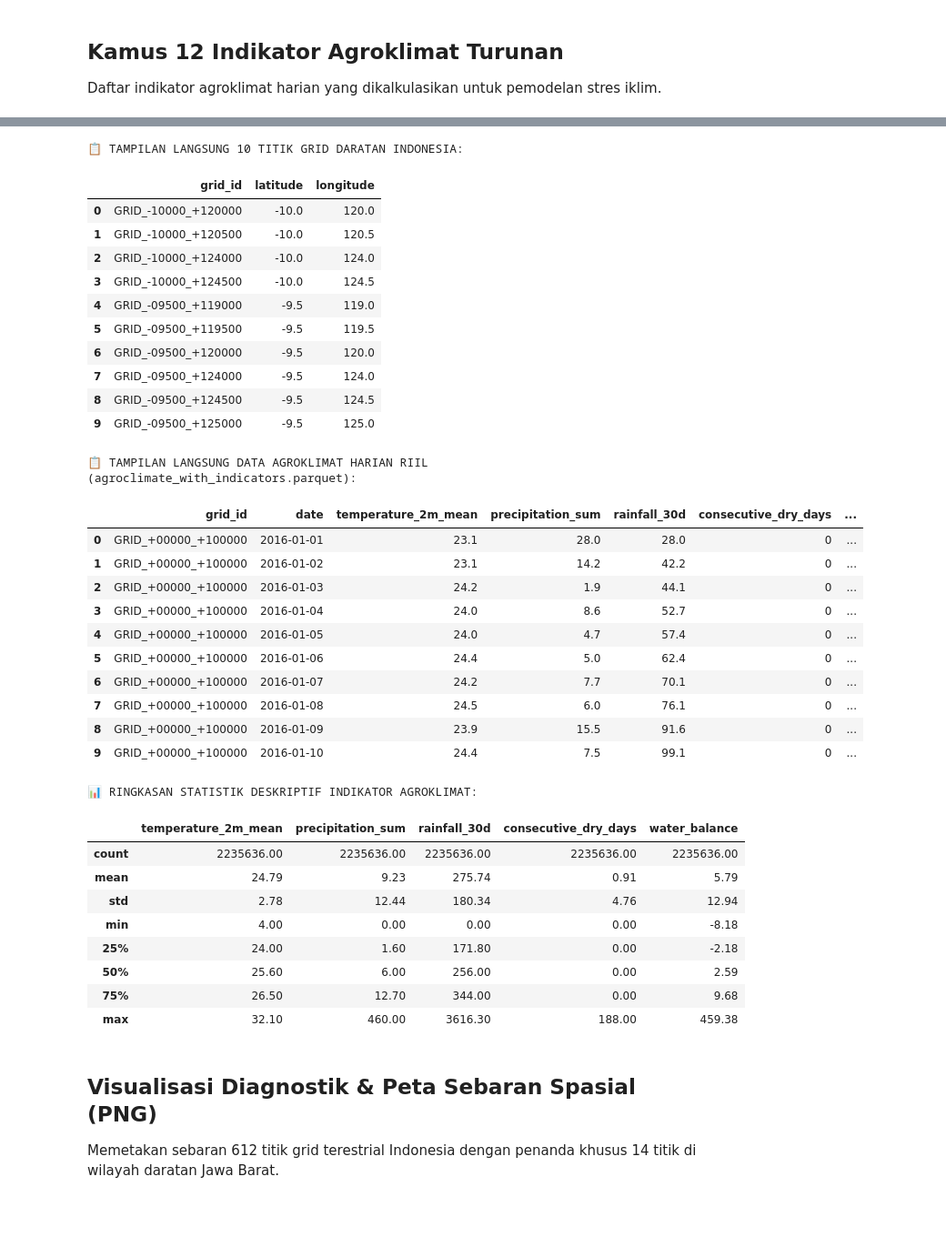
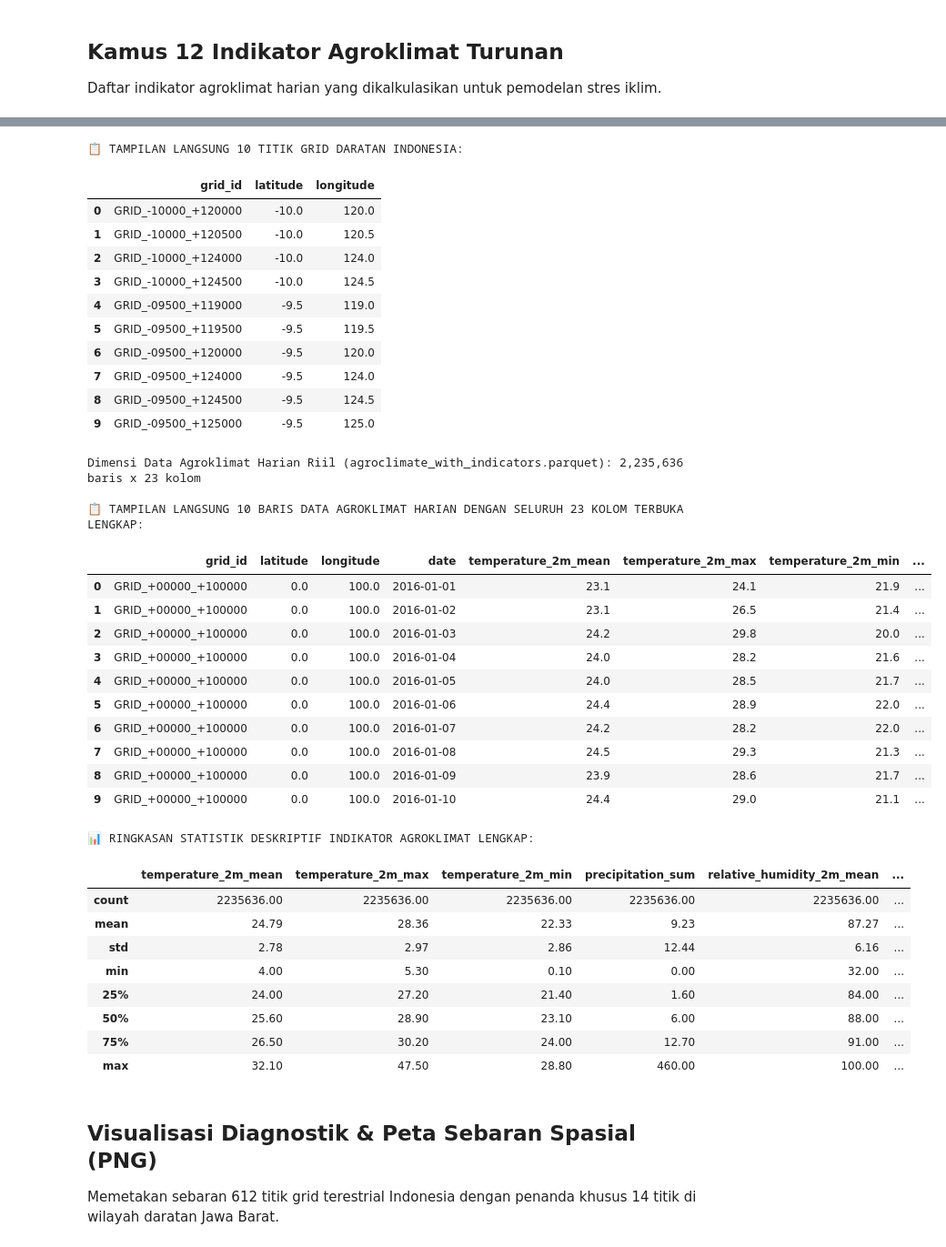
Before and after one commit to fathirrizkifadillah/research_taniadapt, a Jupyter notebook: notebook/04_indonesia_agroclimatic.ipynb, the cells around one changed output, grey strips where cells are left out. Shown at 91% size. Saved outputs shown, nothing was run; the diff lists cells and outputs as text; code cells hidden in the pictures; blank space fills up the shorter version.

```diff
--- a/notebook/04_indonesia_agroclimatic.ipynb
+++ b/notebook/04_indonesia_agroclimatic.ipynb
@@ -59,60 +59,66 @@ if not parquet_file.exists():
     parquet_file = RAW_DIR / "agroclimate_2024.parquet"
 
 df_daily = pd.read_parquet(parquet_file)
-show_cols = [c for c in ['grid_id', 'date', 'temperature_2m_mean', 'precipitation_sum', 'rainfall_30d', 'consecutive_dry_days', 'water_balance'] if c in df_daily.columns]
-print(f"\n📋 TAMPILAN LANGSUNG DATA AGROKLIMAT HARIAN RIIL ({parquet_file.name}):")
-display(df_daily[show_cols].head(10))
+print(f"\nDimensi Data Agroklimat Harian Riil ({parquet_file.name}): {df_daily.shape[0]:,} baris x {df_daily.shape[1]} kolom")
 
-print("\n📊 RINGKASAN STATISTIK DESKRIPTIF INDIKATOR AGROKLIMAT:")
-display(df_daily[show_cols[2:]].describe().round(2))
+# BUKA SELURUH 23 KOLOM SECARA LENGKAP TANPA TRUNKASI
+pd.set_option('display.max_columns', 30)
+print("\n📋 TAMPILAN LANGSUNG 10 BARIS DATA AGROKLIMAT HARIAN DENGAN SELURUH 23 KOLOM TERBUKA LENGKAP:")
+display(df_daily.head(10))
+
+print("\n📊 RINGKASAN STATISTIK DESKRIPTIF INDIKATOR AGROKLIMAT LENGKAP:")
+stat_cols = [c for c in df_daily.columns if c not in ['grid_id', 'latitude', 'longitude', 'date', 'qc_range_flag']]
+display(df_daily[stat_cols].describe().round(2))
 # %% [output]
 |  | variable | unit | description |
 | 0 | rainfall_7d | mm | Sum of precipitation_sum over the... |
 | 1 | rainfall_30d | mm | Sum of precipitation_sum over the... |
 | 2 | rainfall_90d | mm | Sum of precipitation_sum over the... |
 | 3 | rainy_days_30d | days | Number of days with precipitation... |
 | 4 | rainy_days_90d | days | Number of days with precipitation... |
 | 5 | max_daily_rainfall_30d | mm | Maximum precipitation_sum over th... |
 | 6 | consecutive_dry_days | days | Number of consecutive days with p... |
 | 7 | temperature_range | °C | Difference between temperature_2m... |
 | 8 | rolling_temperature_mean_7d | °C | Mean of temperature_2m_mean over ... |
 | 9 | cumulative_et0_30d | mm | Sum of et0_fao_evapotranspiration... |
 | 10 | water_balance | mm | Difference between precipitation_... |
 | 11 | rolling_water_balance_30d | mm | Sum of daily water_balance over t... |
 📋 TAMPILAN LANGSUNG 10 TITIK GRID DARATAN INDONESIA:
 |  | grid_id | latitude | longitude |
 | 0 | GRID_-10000_+120000 | -10.0 | 120.0 |
 | 1 | GRID_-10000_+120500 | -10.0 | 120.5 |
 | 2 | GRID_-10000_+124000 | -10.0 | 124.0 |
 | 3 | GRID_-10000_+124500 | -10.0 | 124.5 |
 | 4 | GRID_-09500_+119000 | -9.5 | 119.0 |
 | 5 | GRID_-09500_+119500 | -9.5 | 119.5 |
 | 6 | GRID_-09500_+120000 | -9.5 | 120.0 |
 | 7 | GRID_-09500_+124000 | -9.5 | 124.0 |
 | 8 | GRID_-09500_+124500 | -9.5 | 124.5 |
 | 9 | GRID_-09500_+125000 | -9.5 | 125.0 |
-📋 TAMPILAN LANGSUNG DATA AGROKLIMAT HARIAN RIIL (agroclimate_with_indicators.parquet):
+Dimensi Data Agroklimat Harian Riil (agroclimate_with_indicators.parquet): 2,235,636 baris x 23 kolom
+
+📋 TAMPILAN LANGSUNG 10 BARIS DATA AGROKLIMAT HARIAN DENGAN SELURUH 23 KOLOM TERBUKA LENGKAP:
-|  | grid_id | date | temperature_2m_mean | precipitation_sum | rainfall_30d | consecutive_dry_days | ... |
-| 0 | GRID_+00000_+100000 | 2016-01-01 | 23.1 | 28.0 | 28.0 | 0 | ... |
-| 1 | GRID_+00000_+100000 | 2016-01-02 | 23.1 | 14.2 | 42.2 | 0 | ... |
-| 2 | GRID_+00000_+100000 | 2016-01-03 | 24.2 | 1.9 | 44.1 | 0 | ... |
-| 3 | GRID_+00000_+100000 | 2016-01-04 | 24.0 | 8.6 | 52.7 | 0 | ... |
-| 4 | GRID_+00000_+100000 | 2016-01-05 | 24.0 | 4.7 | 57.4 | 0 | ... |
-| 5 | GRID_+00000_+100000 | 2016-01-06 | 24.4 | 5.0 | 62.4 | 0 | ... |
-| 6 | GRID_+00000_+100000 | 2016-01-07 | 24.2 | 7.7 | 70.1 | 0 | ... |
-| 7 | GRID_+00000_+100000 | 2016-01-08 | 24.5 | 6.0 | 76.1 | 0 | ... |
-| 8 | GRID_+00000_+100000 | 2016-01-09 | 23.9 | 15.5 | 91.6 | 0 | ... |
-| 9 | GRID_+00000_+100000 | 2016-01-10 | 24.4 | 7.5 | 99.1 | 0 | ... |
+|  | grid_id | latitude | longitude | date | temperature_2m_mean | temperature_2m_max | temperature_2m_min | ... |
+| 0 | GRID_+00000_+100000 | 0.0 | 100.0 | 2016-01-01 | 23.1 | 24.1 | 21.9 | ... |
+| 1 | GRID_+00000_+100000 | 0.0 | 100.0 | 2016-01-02 | 23.1 | 26.5 | 21.4 | ... |
+| 2 | GRID_+00000_+100000 | 0.0 | 100.0 | 2016-01-03 | 24.2 | 29.8 | 20.0 | ... |
+| 3 | GRID_+00000_+100000 | 0.0 | 100.0 | 2016-01-04 | 24.0 | 28.2 | 21.6 | ... |
+| 4 | GRID_+00000_+100000 | 0.0 | 100.0 | 2016-01-05 | 24.0 | 28.5 | 21.7 | ... |
+| 5 | GRID_+00000_+100000 | 0.0 | 100.0 | 2016-01-06 | 24.4 | 28.9 | 22.0 | ... |
+| 6 | GRID_+00000_+100000 | 0.0 | 100.0 | 2016-01-07 | 24.2 | 28.2 | 22.0 | ... |
+| 7 | GRID_+00000_+100000 | 0.0 | 100.0 | 2016-01-08 | 24.5 | 29.3 | 21.3 | ... |
+| 8 | GRID_+00000_+100000 | 0.0 | 100.0 | 2016-01-09 | 23.9 | 28.6 | 21.7 | ... |
+| 9 | GRID_+00000_+100000 | 0.0 | 100.0 | 2016-01-10 | 24.4 | 29.0 | 21.1 | ... |
-📊 RINGKASAN STATISTIK DESKRIPTIF INDIKATOR AGROKLIMAT:
+📊 RINGKASAN STATISTIK DESKRIPTIF INDIKATOR AGROKLIMAT LENGKAP:
-|  | temperature_2m_mean | precipitation_sum | rainfall_30d | consecutive_dry_days | water_balance |
-| count | 2235636.00 | 2235636.00 | 2235636.00 | 2235636.00 | 2235636.00 |
-| mean | 24.79 | 9.23 | 275.74 | 0.91 | 5.79 |
-| std | 2.78 | 12.44 | 180.34 | 4.76 | 12.94 |
-| min | 4.00 | 0.00 | 0.00 | 0.00 | -8.18 |
-| 25% | 24.00 | 1.60 | 171.80 | 0.00 | -2.18 |
-| 50% | 25.60 | 6.00 | 256.00 | 0.00 | 2.59 |
-| 75% | 26.50 | 12.70 | 344.00 | 0.00 | 9.68 |
-| max | 32.10 | 460.00 | 3616.30 | 188.00 | 459.38 |
+|  | temperature_2m_mean | temperature_2m_max | temperature_2m_min | precipitation_sum | relative_humidity_2m_mean | ... |
+| count | 2235636.00 | 2235636.00 | 2235636.00 | 2235636.00 | 2235636.00 | ... |
+| mean | 24.79 | 28.36 | 22.33 | 9.23 | 87.27 | ... |
+| std | 2.78 | 2.97 | 2.86 | 12.44 | 6.16 | ... |
+| min | 4.00 | 5.30 | 0.10 | 0.00 | 32.00 | ... |
+| 25% | 24.00 | 27.20 | 21.40 | 1.60 | 84.00 | ... |
+| 50% | 25.60 | 28.90 | 23.10 | 6.00 | 88.00 | ... |
+| 75% | 26.50 | 30.20 | 24.00 | 12.70 | 91.00 | ... |
+| max | 32.10 | 47.50 | 28.80 | 460.00 | 100.00 | ... |
 # %% [markdown]
 ## Visualisasi Diagnostik & Peta Sebaran Spasial (PNG)
 Memetakan sebaran 612 titik grid terestrial Indonesia dengan penanda khusus 14 titik di wilayah daratan Jawa Barat.
```
Also changed, not shown: 9 other files.
